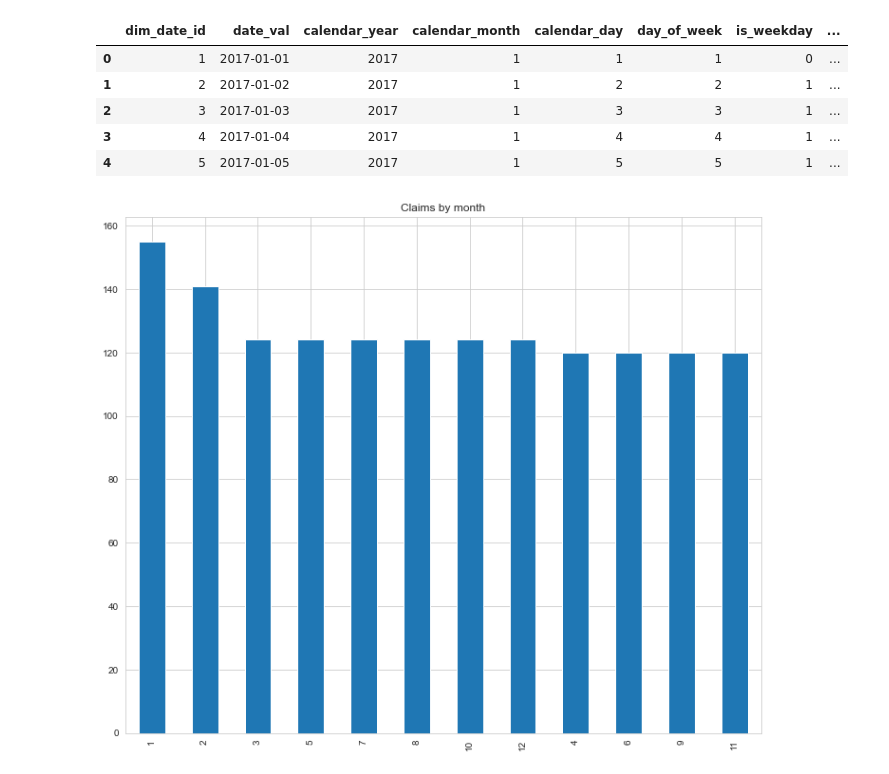
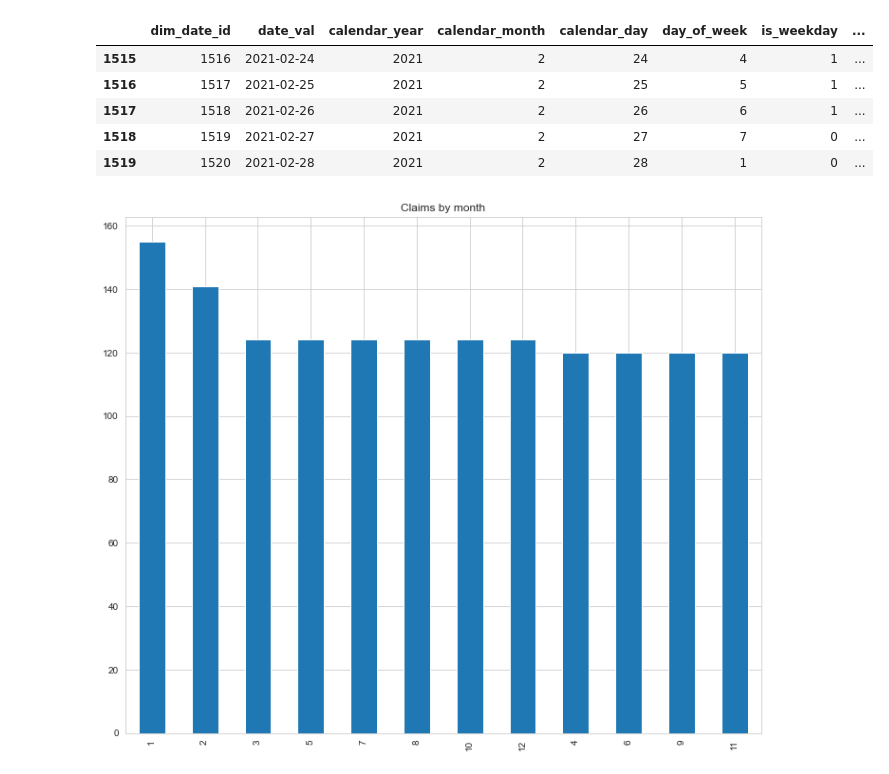
Before and after one commit to xushuo0/CoverMyMeds_Project, a Jupyter notebook: date_summary.ipynb, the cells around one changed output. Saved outputs shown, nothing was run; the diff lists cells and outputs as text; code cells hidden in the pictures.

```diff
--- a/date_summary.ipynb
+++ b/date_summary.ipynb
@@ -11,12 +11,12 @@ dim_claims = pd.read_csv('./CoverMyMeds_data/dim_claims.csv')
 dim_date = pd.read_csv('./CoverMyMeds_data/dim_date.csv')
 dim_pa = pd.read_csv('./CoverMyMeds_data/dim_pa.csv')
 # %%
-dim_date.head()
+dim_date.tail()
 # %% [output]
 |  | dim_date_id | date_val | calendar_year | calendar_month | calendar_day | day_of_week | is_weekday | ... |
-| 0 | 1 | 2017-01-01 | 2017 | 1 | 1 | 1 | 0 | ... |
-| 1 | 2 | 2017-01-02 | 2017 | 1 | 2 | 2 | 1 | ... |
-| 2 | 3 | 2017-01-03 | 2017 | 1 | 3 | 3 | 1 | ... |
-| 3 | 4 | 2017-01-04 | 2017 | 1 | 4 | 4 | 1 | ... |
-| 4 | 5 | 2017-01-05 | 2017 | 1 | 5 | 5 | 1 | ... |
+| 1515 | 1516 | 2021-02-24 | 2021 | 2 | 24 | 4 | 1 | ... |
+| 1516 | 1517 | 2021-02-25 | 2021 | 2 | 25 | 5 | 1 | ... |
+| 1517 | 1518 | 2021-02-26 | 2021 | 2 | 26 | 6 | 1 | ... |
+| 1518 | 1519 | 2021-02-27 | 2021 | 2 | 27 | 7 | 0 | ... |
+| 1519 | 1520 | 2021-02-28 | 2021 | 2 | 28 | 1 | 0 | ... |
 # %%
```
Also changed, not shown: parts of 2 cells of this notebook.
